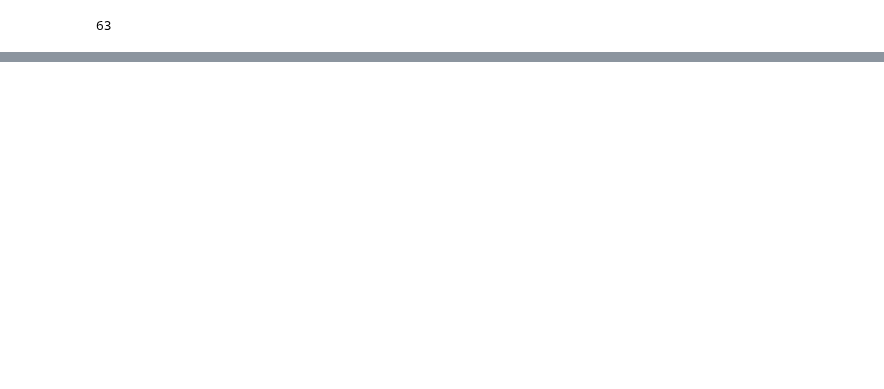
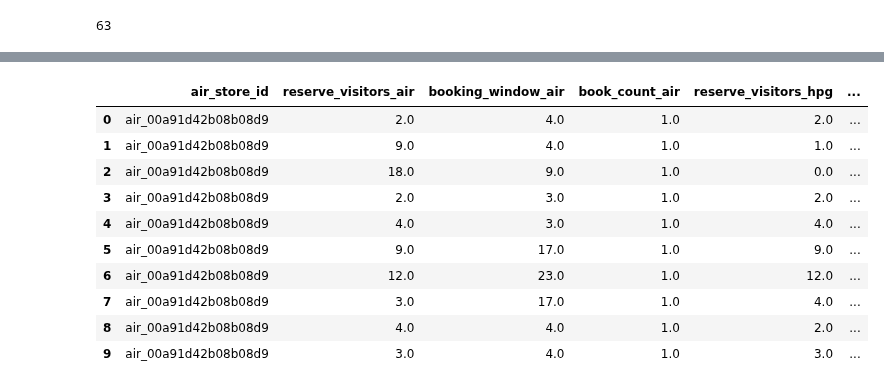
Before and after one commit to AlexShein/just_code, a Jupyter notebook: Kaggle/Restaurants/kernel.ipynb, the cells around one changed output, grey strips where cells are left out. Cells and saved outputs as stored; diff of their text form; code cells hidden in the pictures; blank space fills up the shorter version.

```diff
--- a/Kaggle/Restaurants/kernel.ipynb
+++ b/Kaggle/Restaurants/kernel.ipynb
@@ -183,3 +178,4 @@ avg_bw_df = avg_air_bw_df.reset_index().merge(
     on=['air_store_id', 'visit_date'],
     suffixes=['_air', '_hpg'],
 ).fillna(0)
+avg_bw_df.visit_date = pd.to_datetime(avg_bw_df.visit_date)
@@ -191,8 +210,8 @@ avg_bw_df = avg_air_bw_df.reset_index().merge(
 # %%
 bw_and_visits_df = avg_bw_df.merge(
-    dates_df,
+    visits_and_dates_df,
     left_on=['visit_date', 'air_store_id'],
     right_on=['calendar_date', 'air_store_id'],
     how='outer',
-).drop(columns='calendar_date')
+).drop(columns='visit_date')
 # %%
@@ -310,0 +336,20 @@ restaurants_df.head()
+# %%
+restaraunts_and_dates_df = bw_and_visits_df.merge(
+    restaurants_df,
+    on='air_store_id',
+    how='inner',
+)
+# %%
+restaraunts_and_dates_df.head(10)
+# %% [output]
+|  | air_store_id | reserve_visitors_air | booking_window_air | book_count_air | reserve_visitors_hpg | ... |
+| 0 | air_00a91d42b08b08d9 | 2.0 | 4.0 | 1.0 | 2.0 | ... |
+| 1 | air_00a91d42b08b08d9 | 9.0 | 4.0 | 1.0 | 1.0 | ... |
+| 2 | air_00a91d42b08b08d9 | 18.0 | 9.0 | 1.0 | 0.0 | ... |
+| 3 | air_00a91d42b08b08d9 | 2.0 | 3.0 | 1.0 | 2.0 | ... |
+| 4 | air_00a91d42b08b08d9 | 4.0 | 3.0 | 1.0 | 4.0 | ... |
+| 5 | air_00a91d42b08b08d9 | 9.0 | 17.0 | 1.0 | 9.0 | ... |
+| 6 | air_00a91d42b08b08d9 | 12.0 | 23.0 | 1.0 | 12.0 | ... |
+| 7 | air_00a91d42b08b08d9 | 3.0 | 17.0 | 1.0 | 4.0 | ... |
+| 8 | air_00a91d42b08b08d9 | 4.0 | 4.0 | 1.0 | 2.0 | ... |
+| 9 | air_00a91d42b08b08d9 | 3.0 | 4.0 | 1.0 | 3.0 | ... |
```
Also changed, not shown: parts of 18 cells of this notebook.
